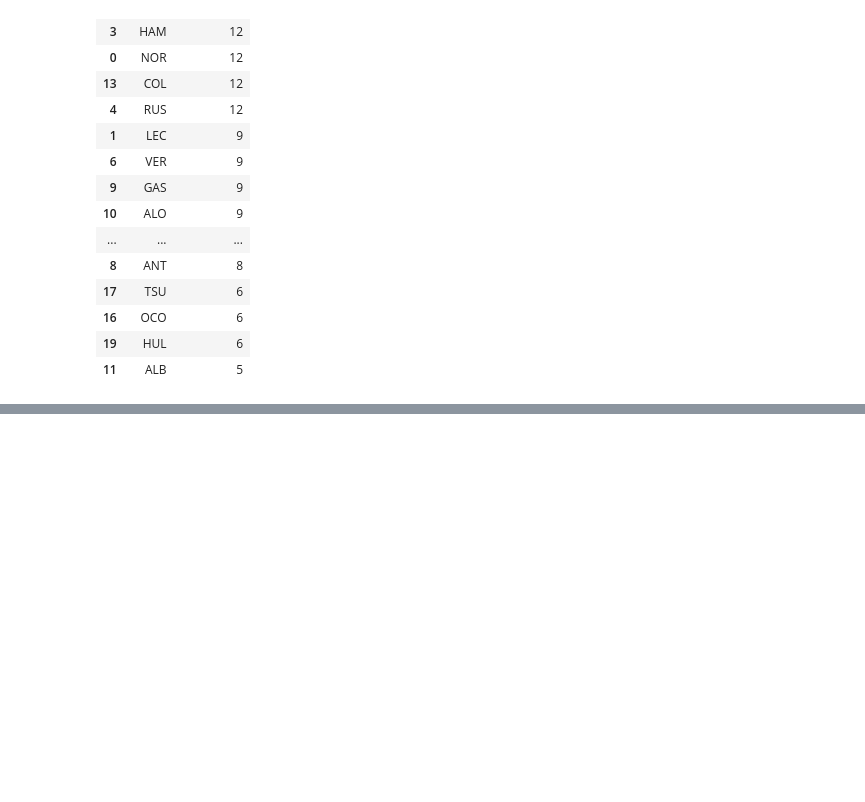
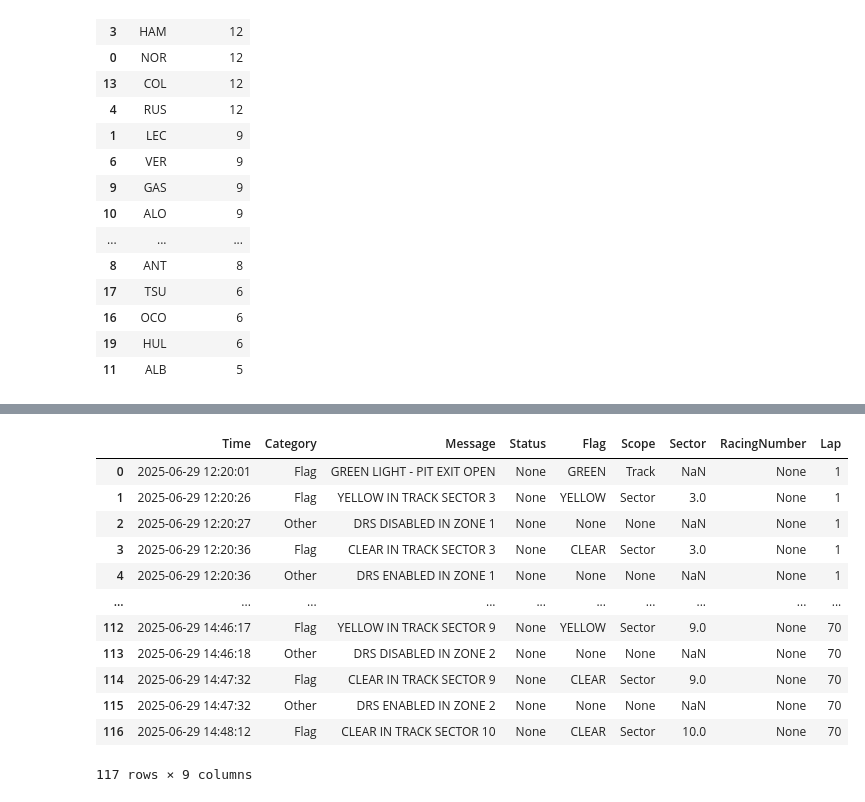
Before and after one commit to Mohandas-KJ/Slipstream-F1, a Jupyter notebook: 2026_Austria_GP/notebooks/01_results_and_laps.ipynb, the cells around one changed output, grey strips where cells are left out. Drawn from its saved outputs; the diff is of its cells as text; code cells hidden in the pictures; blank space fills up the shorter version.

```diff
--- a/2026_Austria_GP/notebooks/01_results_and_laps.ipynb
+++ b/2026_Austria_GP/notebooks/01_results_and_laps.ipynb
@@ -199,0 +274,17 @@ ft_period.to_csv("../data/Fresh_Tyre_Period.csv",index=False)
+# %%
+messages = R_session.race_control_messages
+messages
+# %% [output]
+|  | Time | Category | Message | Status | Flag | Scope | Sector | RacingNumber | Lap |
+| 0 | 2025-06-29 12:20:01 | Flag | GREEN LIGHT - PIT EXIT OPEN | None | GREEN | Track | NaN | None | 1 |
+| 1 | 2025-06-29 12:20:26 | Flag | YELLOW IN TRACK SECTOR 3 | None | YELLOW | Sector | 3.0 | None | 1 |
+| 2 | 2025-06-29 12:20:27 | Other | DRS DISABLED IN ZONE 1 | None | None | None | NaN | None | 1 |
+| 3 | 2025-06-29 12:20:36 | Flag | CLEAR IN TRACK SECTOR 3 | None | CLEAR | Sector | 3.0 | None | 1 |
+| 4 | 2025-06-29 12:20:36 | Other | DRS ENABLED IN ZONE 1 | None | None | None | NaN | None | 1 |
+| ... | ... | ... | ... | ... | ... | ... | ... | ... | ... |
+| 112 | 2025-06-29 14:46:17 | Flag | YELLOW IN TRACK SECTOR 9 | None | YELLOW | Sector | 9.0 | None | 70 |
+| 113 | 2025-06-29 14:46:18 | Other | DRS DISABLED IN ZONE 2 | None | None | None | NaN | None | 70 |
+| 114 | 2025-06-29 14:47:32 | Flag | CLEAR IN TRACK SECTOR 9 | None | CLEAR | Sector | 9.0 | None | 70 |
+| 115 | 2025-06-29 14:47:32 | Other | DRS ENABLED IN ZONE 2 | None | None | None | NaN | None | 70 |
+| 116 | 2025-06-29 14:48:12 | Flag | CLEAR IN TRACK SECTOR 10 | None | CLEAR | Sector | 10.0 | None | 70 |
+117 rows × 9 columns
```
Also changed, not shown: parts of 7 cells of this notebook, 3 other files.
